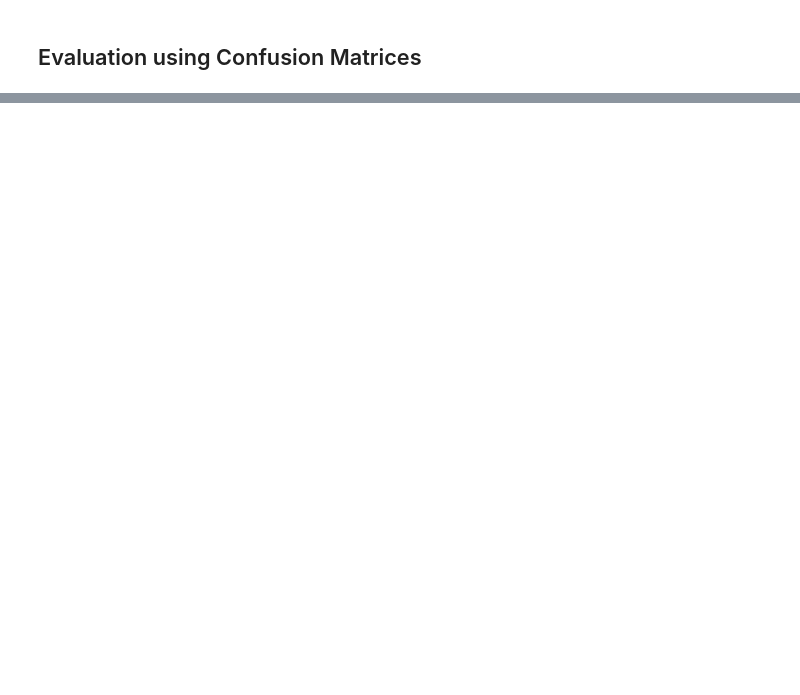
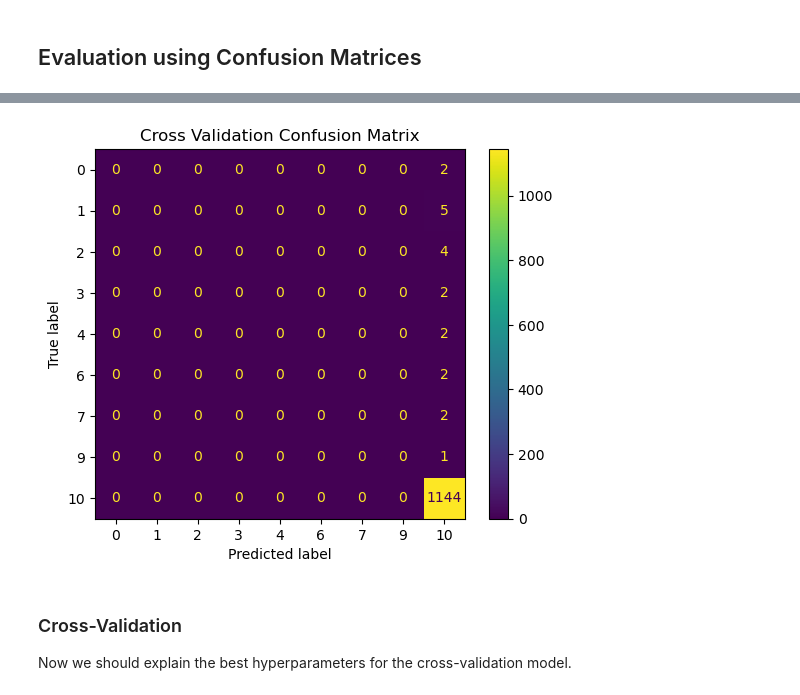
Before and after one commit to john-s-lin/hit-song-classifier, a Jupyter notebook: src/models/random_forest_classifier.ipynb, the cells around one changed output, grey strips where cells are left out. Drawn from its saved outputs; the diff is of its cells as text; code cells hidden in the pictures; blank space fills up the shorter version.

```diff
--- a/src/models/random_forest_classifier.ipynb
+++ b/src/models/random_forest_classifier.ipynb
@@ -285,0 +345,24 @@ generate_confusion_matrix(model_list, val_df, test_df)
+# %%
+def generate_cross_val_confusion_matrix(cv_model: CrossValidatorModel, test_df: DataFrame):
+    """Generates a confusion matrix for the best model from cross validation"""
+
+    # Generate confusion matrix
+    predictionAndLabels = cv_model.transform(test_df).select("class", "prediction").rdd.map(
+        lambda row: (float(row["prediction"]), float(row["class"]))
+    )
+    class_names = test_df.select("class").distinct().sort("class").rdd.map(lambda row: row[0]).collect()
+    metrics = MulticlassMetrics(predictionAndLabels)
+    con_mtrx = metrics.confusionMatrix().toArray().astype(int)
+
+    # Plot confusion matrix
+    disp = ConfusionMatrixDisplay(confusion_matrix=con_mtrx, display_labels=class_names)
+    disp.plot()
+    plt.title("Cross Validation Confusion Matrix")
+
+generate_cross_val_confusion_matrix(cv_model, test_df)
+# %% [output]
+[figure, added]
+# %% [markdown]
+### Cross-Validation
+
+Now we should explain the best hyperparameters for the cross-validation model.
```
Also changed, not shown: parts of 13 cells of this notebook.
